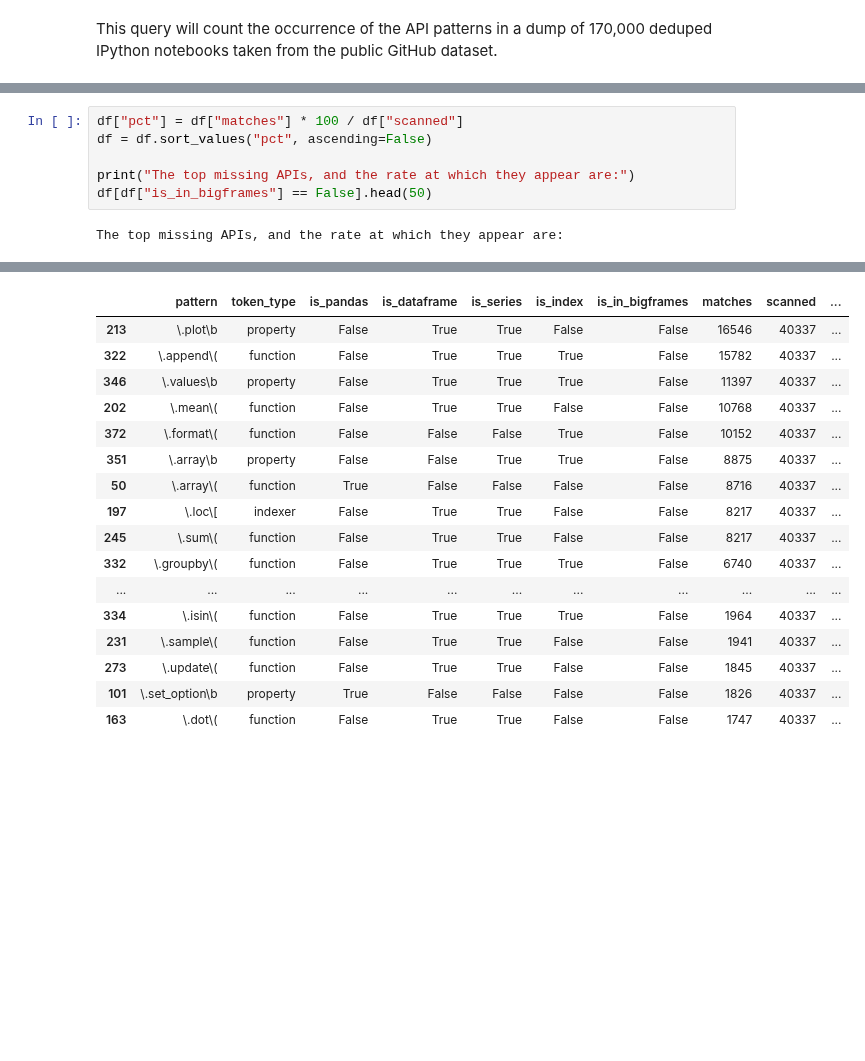
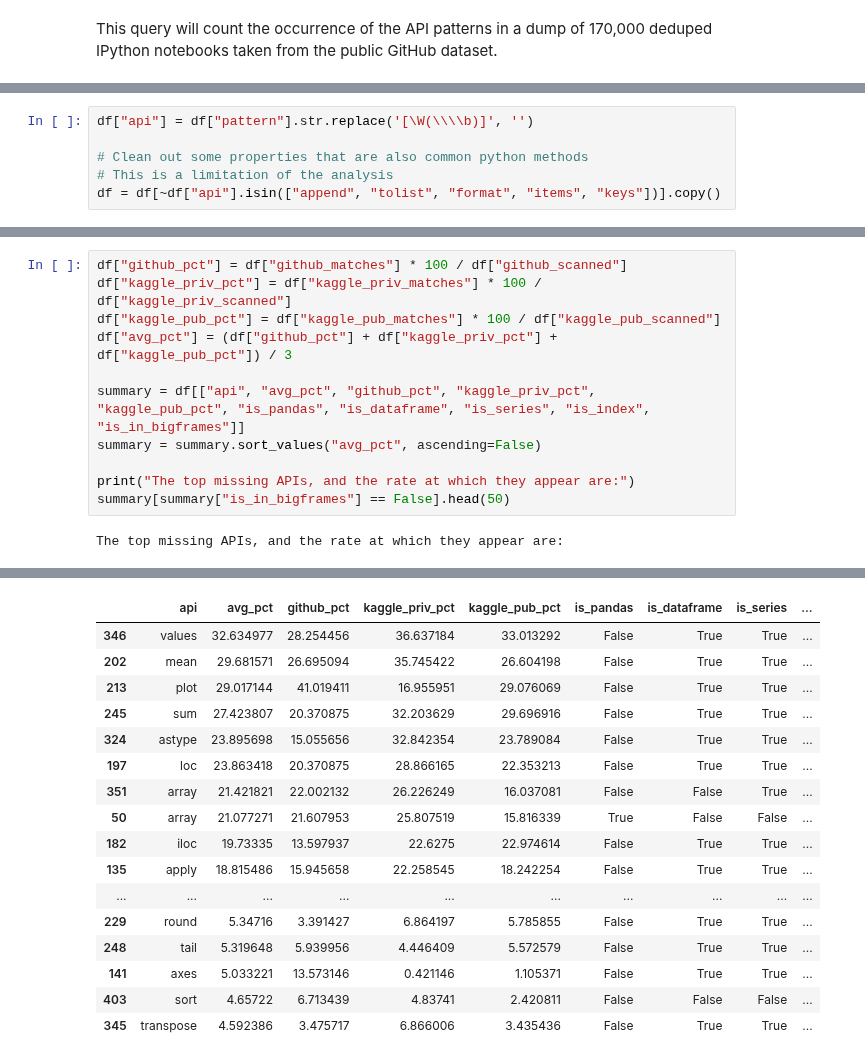
Before and after one commit to googleapis/python-bigquery-dataframes, a Jupyter notebook: notebooks/04 - Pandas API Coverage Report.ipynb, the cells around one changed output, grey strips where cells are left out. Saved outputs shown, nothing was run; the diff lists cells and outputs as text; blank space fills up the shorter version.

Commit message:
1) Add kaggle notebook stats 2) Fix bug where we count common python methods
Change-Id: Icd6248d36fdefd24f44a76e94ecbc607208fcfba

```diff
--- a/notebooks/04 - Pandas API Coverage Report.ipynb
+++ b/notebooks/04 - Pandas API Coverage Report.ipynb
@@ -132,0 +149,6 @@ Weighted by use, BigFrames implements 50% of Pandas APIs
+# %%
+df["api"] = df["pattern"].str.replace('[\W(\\\\b)]', '')
+
+# Clean out some properties that are also common python methods
+# This is a limitation of the analysis
+df = df[~df["api"].isin(["append", "tolist", "format", "items", "keys"])].copy()
@@ -133,8 +169,13 @@ Weighted by use, BigFrames implements 50% of Pandas APIs
 # %%
-df["pct"] = df["matches"] * 100 / df["scanned"]
-df = df.sort_values("pct", ascending=False)
+df["github_pct"] = df["github_matches"] * 100 / df["github_scanned"]
+df["kaggle_priv_pct"] = df["kaggle_priv_matches"] * 100 / df["kaggle_priv_scanned"]
+df["kaggle_pub_pct"] = df["kaggle_pub_matches"] * 100 / df["kaggle_pub_scanned"]
+df["avg_pct"] = (df["github_pct"] + df["kaggle_priv_pct"] + df["kaggle_pub_pct"]) / 3
+
+summary = df[["api", "avg_pct", "github_pct", "kaggle_priv_pct", "kaggle_pub_pct", "is_pandas", "is_dataframe", "is_series", "is_index", "is_in_bigframes"]]
+summary = summary.sort_values("avg_pct", ascending=False)
 
 print("The top missing APIs, and the rate at which they appear are:")
-df[df["is_in_bigframes"] == False].head(50)
+summary[summary["is_in_bigframes"] == False].head(50)
 # %% [output]
 The top missing APIs, and the rate at which they appear are:
@@ -141,17 +202,17 @@ The top missing APIs, and the rate at which they appear are:
-|  | pattern | token_type | is_pandas | is_dataframe | is_series | is_index | is_in_bigframes | matches | scanned | ... |
-| 213 | \.plot\b | property | False | True | True | False | False | 16546 | 40337 | ... |
-| 322 | \.append\( | function | False | True | True | True | False | 15782 | 40337 | ... |
-| 346 | \.values\b | property | False | True | True | True | False | 11397 | 40337 | ... |
-| 202 | \.mean\( | function | False | True | True | False | False | 10768 | 40337 | ... |
-| 372 | \.format\( | function | False | False | False | True | False | 10152 | 40337 | ... |
-| 351 | \.array\b | property | False | False | True | True | False | 8875 | 40337 | ... |
-| 50 | \.array\( | function | True | False | False | False | False | 8716 | 40337 | ... |
-| 197 | \.loc\[ | indexer | False | True | True | False | False | 8217 | 40337 | ... |
-| 245 | \.sum\( | function | False | True | True | False | False | 8217 | 40337 | ... |
-| 332 | \.groupby\( | function | False | True | True | True | False | 6740 | 40337 | ... |
-| ... | ... | ... | ... | ... | ... | ... | ... | ... | ... | ... |
-| 334 | \.isin\( | function | False | True | True | True | False | 1964 | 40337 | ... |
-| 231 | \.sample\( | function | False | True | True | False | False | 1941 | 40337 | ... |
-| 273 | \.update\( | function | False | True | True | False | False | 1845 | 40337 | ... |
-| 101 | \.set_option\b | property | True | False | False | False | False | 1826 | 40337 | ... |
-| 163 | \.dot\( | function | False | True | True | False | False | 1747 | 40337 | ... |
+|  | api | avg_pct | github_pct | kaggle_priv_pct | kaggle_pub_pct | is_pandas | is_dataframe | is_series | ... |
+| 346 | values | 32.634977 | 28.254456 | 36.637184 | 33.013292 | False | True | True | ... |
+| 202 | mean | 29.681571 | 26.695094 | 35.745422 | 26.604198 | False | True | True | ... |
+| 213 | plot | 29.017144 | 41.019411 | 16.955951 | 29.076069 | False | True | True | ... |
+| 245 | sum | 27.423807 | 20.370875 | 32.203629 | 29.696916 | False | True | True | ... |
+| 324 | astype | 23.895698 | 15.055656 | 32.842354 | 23.789084 | False | True | True | ... |
+| 197 | loc | 23.863418 | 20.370875 | 28.866165 | 22.353213 | False | True | True | ... |
+| 351 | array | 21.421821 | 22.002132 | 26.226249 | 16.037081 | False | False | True | ... |
+| 50 | array | 21.077271 | 21.607953 | 25.807519 | 15.816339 | True | False | False | ... |
+| 182 | iloc | 19.73335 | 13.597937 | 22.6275 | 22.974614 | False | True | True | ... |
+| 135 | apply | 18.815486 | 15.945658 | 22.258545 | 18.242254 | False | True | True | ... |
+| ... | ... | ... | ... | ... | ... | ... | ... | ... | ... |
+| 229 | round | 5.34716 | 3.391427 | 6.864197 | 5.785855 | False | True | True | ... |
+| 248 | tail | 5.319648 | 5.939956 | 4.446409 | 5.572579 | False | True | True | ... |
+| 141 | axes | 5.033221 | 13.573146 | 0.421146 | 1.105371 | False | True | True | ... |
+| 403 | sort | 4.65722 | 6.713439 | 4.83741 | 2.420811 | False | False | False | ... |
+| 345 | transpose | 4.592386 | 3.475717 | 6.866006 | 3.435436 | False | True | True | ... |
```
Also changed, not shown: parts of 5 cells of this notebook.
